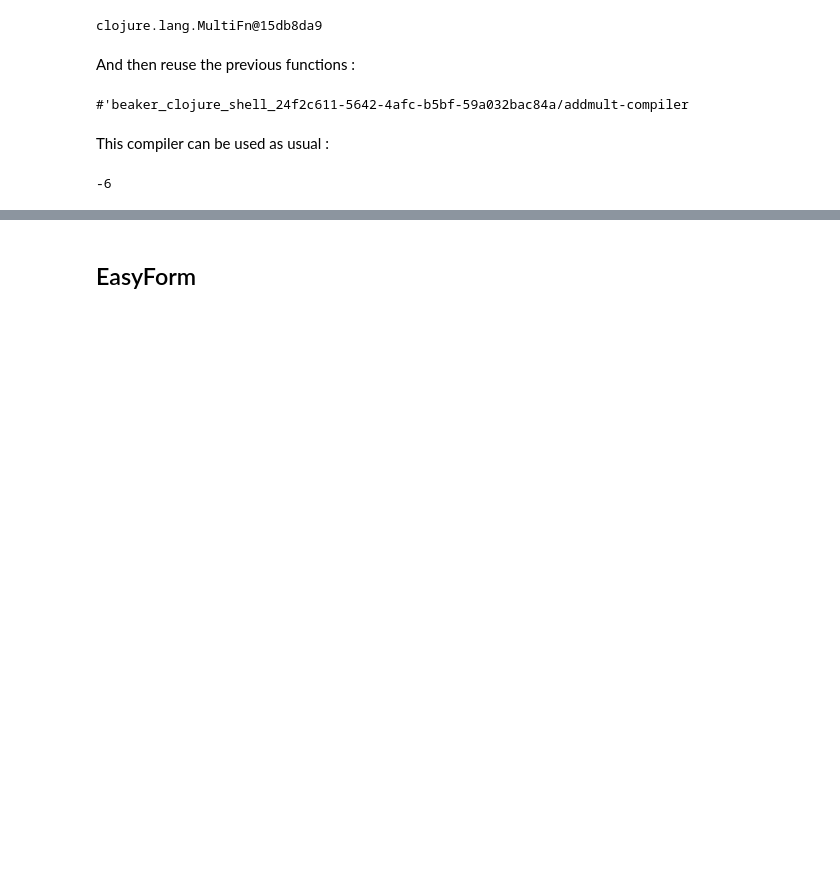
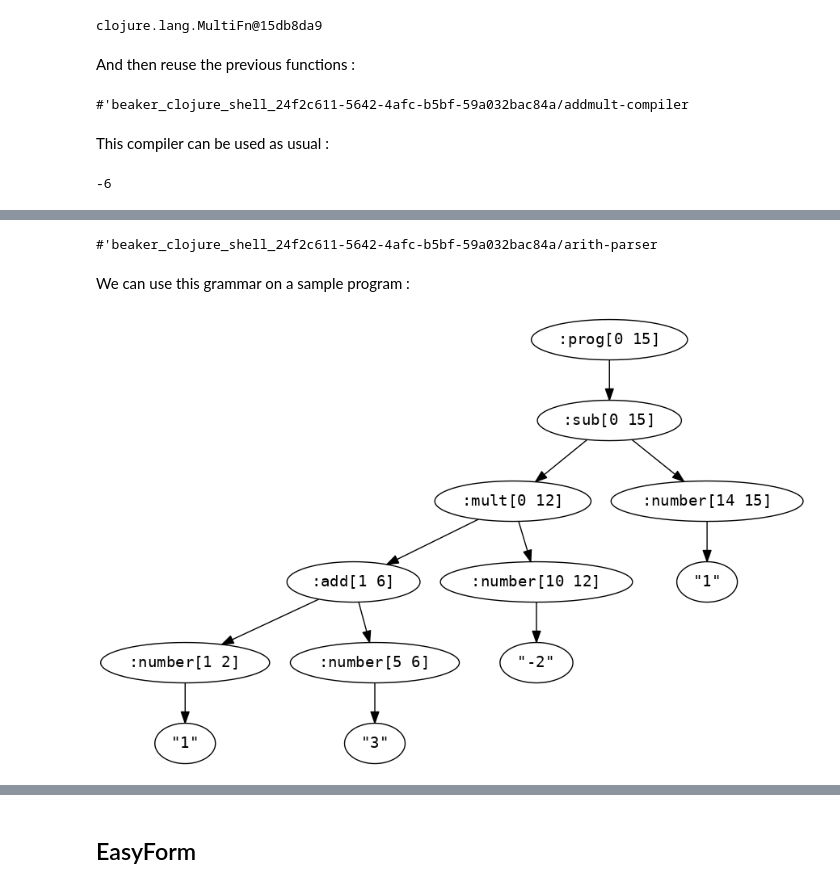
Before and after one commit to bhugueney/binder-test, a Jupyter notebook: Clojure.ipynb, the cells around one changed output, grey strips where cells are left out. Drawn from its saved outputs; the diff is of its cells as text; code cells hidden in the pictures; blank space fills up the shorter version.

Commit message:
arith parser, interpreter and compiler

```diff
--- a/Clojure.ipynb
+++ b/Clojure.ipynb
@@ -468,0 +473,21 @@ This compiler can be used as usual :
+# %%
+(def arith-parser
+  (instaparse.core/parser
+   "prog = spaces add-sub spaces
+    <add-sub> = mult-div | add | sub
+    add = add-sub spaces <'+'> spaces mult-div
+    sub = add-sub spaces <'-'> spaces mult-div
+    <mult-div> = term | mult | div
+    mult = mult-div spaces <'*'> spaces term
+    div = mult-div spaces <'/'> spaces term
+    <term> = number | <'('> add-sub <')'>
+    <spaces> = <#'\\s'*>
+    number = #'-?[0-9]+'"))
+# %% [output]
+#'beaker_clojure_shell_24f2c611-5642-4afc-b5bf-59a032bac84a/arith-parser
+# %% [markdown]
+We can use this grammar on a sample program :
+# %%
+(-> "(1 + 3) * -2 -1" arith-parser (instaparse.core/visualize :output-file :buffered-image ))
+# %% [output]
+[figure, added]
```
Also changed, not shown: parts of 5 cells of this notebook.
